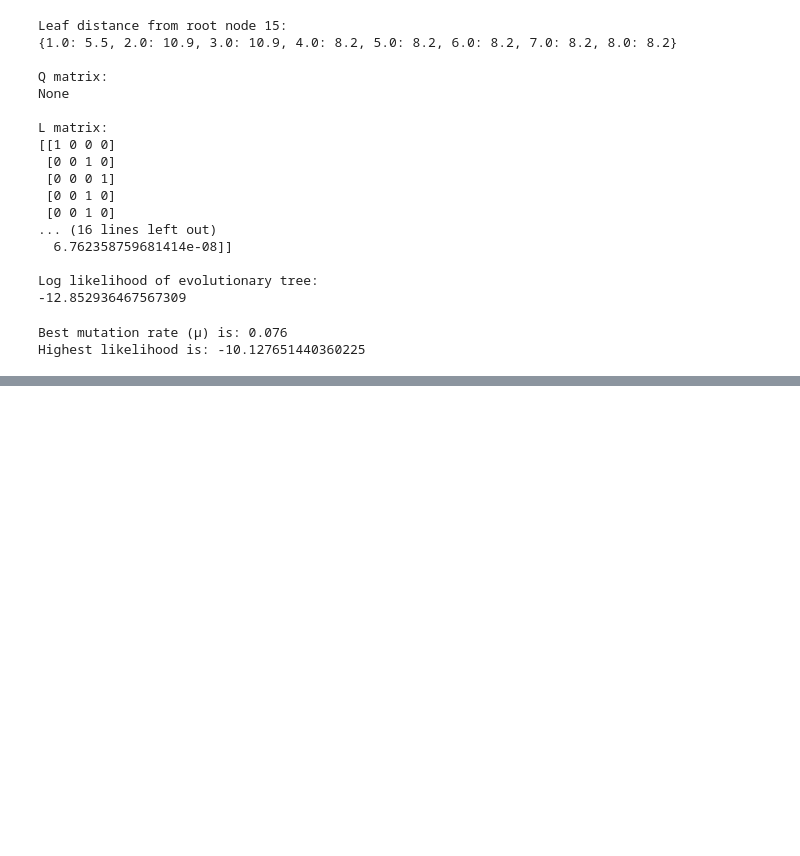
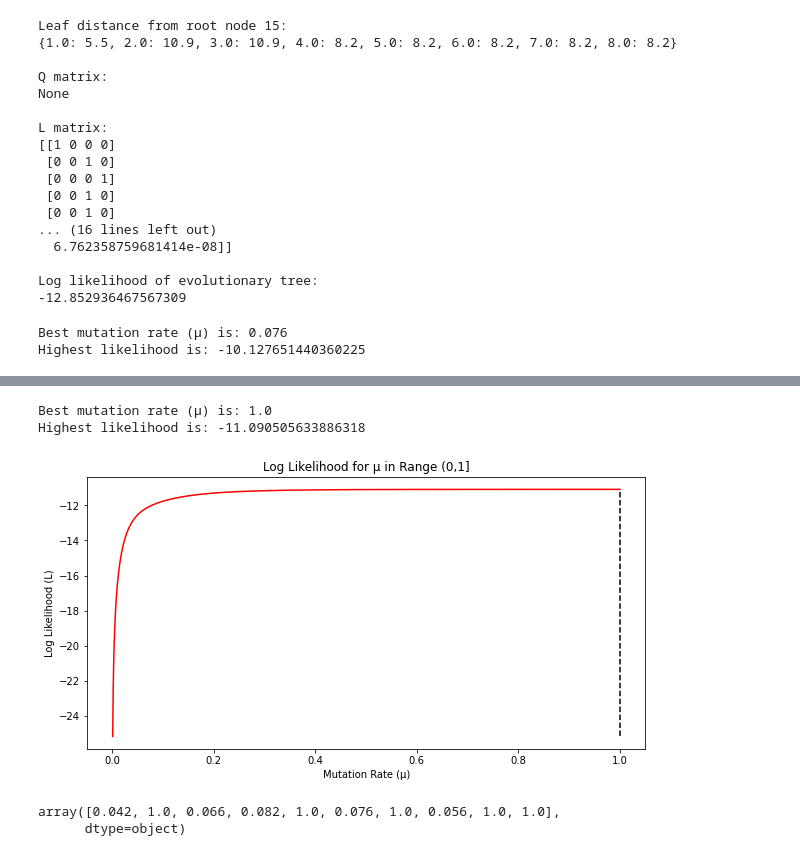
Before and after one commit to TomMakesThings/Phylogenetic-Tree-Inference, a Jupyter notebook: Phylogenetics.ipynb, the cells around one changed output, grey strips where cells are left out. Cells and saved outputs as stored; diff of their text form; code cells hidden in the pictures; blank space fills up the shorter version.

Commit message:
Add random mu assignments

```diff
--- a/Phylogenetics.ipynb
+++ b/Phylogenetics.ipynb
@@ -295,6 +277,0 @@ fig.savefig("Original_Tree_Likelihood.pdf", bbox_inches = "tight")
-# %%
-new_tree_leaves = {1: "C", 2: "T", 3: "C", 4: "A", 5: "G", 6: "A", 7: "T", 8: "T"}
-
-# Reassign leaf values
-tree_inference.leaf_values = new_tree_leaves
-tree_inference.leaf_values
@@ -313,0 +278,19 @@ tree_inference.calculateLikelihood(tree_inference.mu)
+# %%
+def plotLikelihood(mu_likelihoods, mu_values, best_mu):
+    # Plot log likelihood over mutation rate
+    fig = plt.figure(figsize = (10, 5))
+    plt.plot(mu_values, mu_likelihoods, color = "red")
+    plt.vlines(x = best_mu,
+               ymin = min(mu_likelihoods),
+               ymax = max(mu_likelihoods),
+               colors = 'black',
+               ls = '--')
+    plt.xlabel("Mutation Rate (\u03bc)")
+    plt.ylabel("Log Likelihood (L)")
+    plt.title("Log Likelihood for \u03bc in Range (0,1]")
+    plt.show()
+
+    return fig
+
+likelihood_plot = plotLikelihood(likelihoods, mu_vals, optimal_mu)
+likelihood_plot.savefig("Original_Tree_Likelihood.pdf", bbox_inches = "tight")
@@ -313,0 +299,20 @@ tree_inference.calculateLikelihood(tree_inference.mu)
+# %%
+new_tree_leaves = {1: "C", 2: "T", 3: "C", 4: "C", 5: "G", 6: "A", 7: "T", 8: "T"}
+
+# Copy original tree and reassign leaf values
+new_tree_inference = copy.deepcopy(tree_inference)
+new_tree_inference.leaf_values = new_tree_leaves
+
+# Find best mutation rate
+likelihoods, mu_vals, optimal_mu, mu_likelihood = optimiseMu(new_tree_inference)
+
+print("Best mutation rate (\u03bc) is: " + str(optimal_mu))
+print("Highest likelihood is: " + str(mu_likelihood))
+
+# Plot log likelihood over mutation rate
+likelihood_plot = plotLikelihood(likelihoods, mu_vals, optimal_mu)
+likelihood_plot.savefig("New_Tree_Likelihood.pdf", bbox_inches = "tight")
+# %% [output]
+Best mutation rate (μ) is: 1.0
+Highest likelihood is: -11.090505633886318
+[figure, added]
@@ -313,0 +343,5 @@ tree_inference.calculateLikelihood(tree_inference.mu)
+# %%
+random_best_mu
+# %% [output]
+array([0.042, 1.0, 0.066, 0.082, 1.0, 0.076, 1.0, 0.056, 1.0, 1.0],
+      dtype=object)
```
Also changed, not shown: parts of 8 cells of this notebook, 2 other files.
